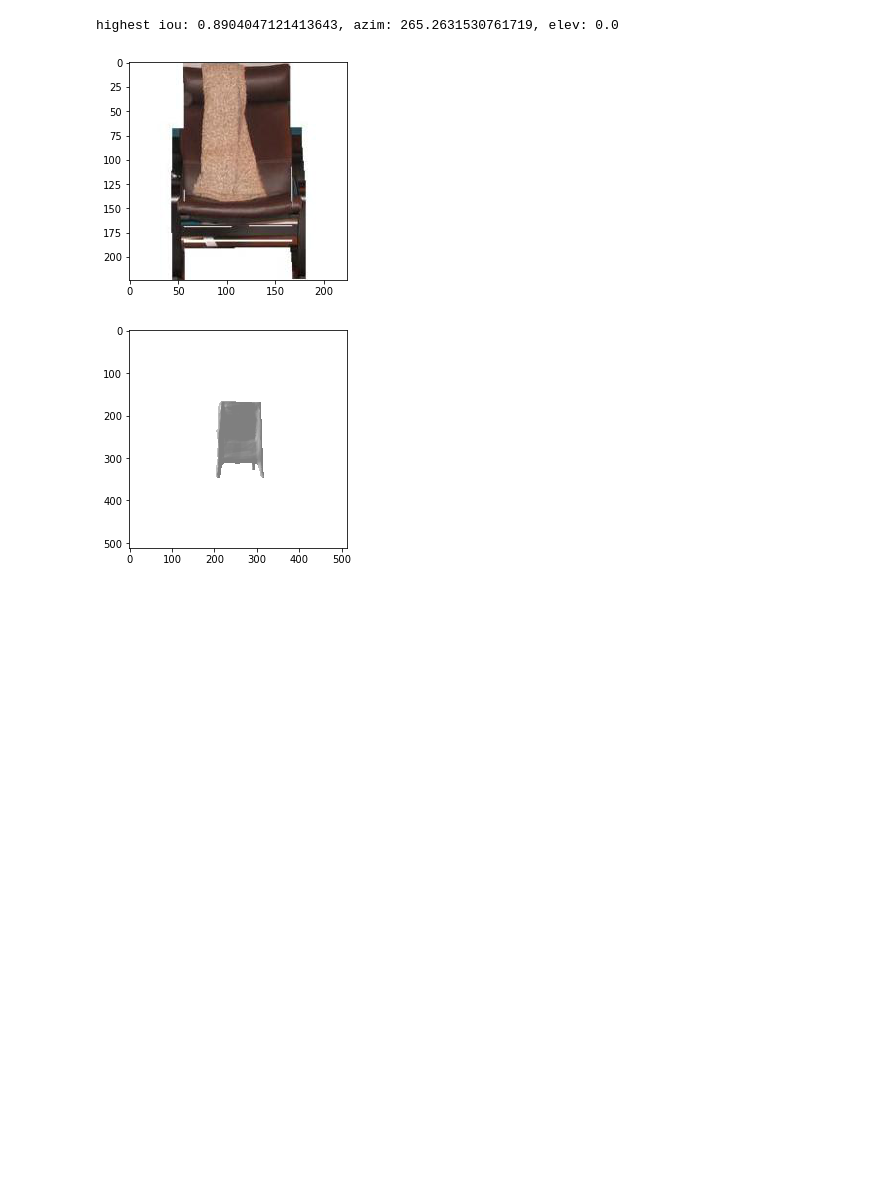
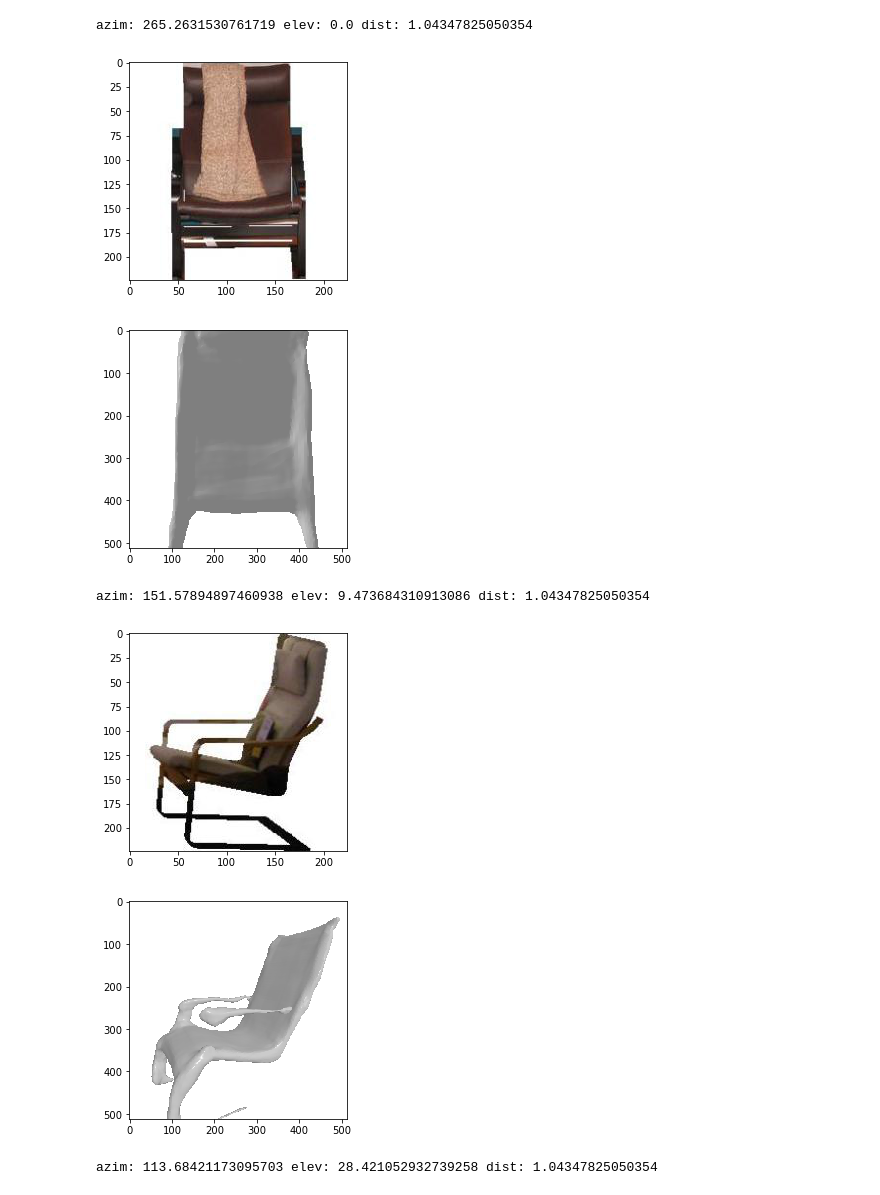
Before and after one commit to edwardyang12/sil_consistent_at_inference, a Jupyter notebook: notebooks/Prelim.ipynb, the cells around one changed output. Drawn from its saved outputs; the diff is of its cells as text; code cells hidden in the pictures; blank space fills up the shorter version.

Commit message:
added dist pred

```diff
--- a/notebooks/Prelim.ipynb
+++ b/notebooks/Prelim.ipynb
@@ -86,6 +86,15 @@ def crop_binary_mask(mask):
     cropped_mask = mask[img_bbox[0]:img_bbox[2],img_bbox[1]:img_bbox[3] ]
     return cropped_mask
 
+# return IOU, given an rgba 4-channel image and a mask. They don't need to be the same size
+# (mask will be resized)
+def get_iou(img, mask):
+    img_mask = img[:,:,3] > 0
+    mask_resized = img_as_bool(resize(mask, img_mask.shape))
+    overlap = img_mask * mask_resized # Logical AND
+    union = img_mask + mask_resized # Logical OR
+    IOU = overlap.sum()/float(union.sum())
+    return IOU
 
 # given an 4 channel image (w1 x h1 x rgba), assumed to be an object on a white background and a mask (w2 x h2 x 1)
 # will crop the image and mask, resize them, and then compute the IoU
@@ -173,26 +191,29 @@ for mesh_path in mesh_paths:
 # %%
 device = torch.device("cuda:7")
 for data in data_paths:
     input_image = np.asarray(Image.open(data['input_img']).convert('RGB'))
     mesh = load_untextured_mesh(data['mesh'], device)
     # convert mask to 224 x 224 to match input image for nn
     mask = Image.open(data['mask']).resize((224,224))
     mask = np.asarray(mask)
     mask = (mask[:,:,3]> 0)
 
     # predicting pose
-    pred_azim, pred_elev = brute_force_estimate_pose(mesh, mask, 20, 20, device)
+    pred_azim, pred_elev, pred_dist, renders = brute_force_estimate_pose(mesh, mask, 20, 20, 24, device)
+    print("azim: {} elev: {} dist: {}".format(pred_azim, pred_elev, pred_dist))
 
     # showing results of pose prediction
-    R, T = look_at_view_transform(2.7, pred_elev, pred_azim)
+    R, T = look_at_view_transform(pred_dist, pred_elev, pred_azim)
     mesh_rendered_at_pred_pose = render_mesh(mesh, R, T, device)
     plt.imshow(input_image)
     plt.show()
     plt.imshow(mesh_rendered_at_pred_pose[0, ..., :3].cpu().numpy())
     plt.show()
-
-    break
 # %% [output]
-highest iou: 0.8904047121413643, azim: 265.2631530761719, elev: 0.0
+azim: 265.2631530761719 elev: 0.0 dist: 1.04347825050354
 [figure]
-[figure, old version]
+[figure, new version]
+azim: 151.57894897460938 elev: 9.473684310913086 dist: 1.04347825050354
+[figure, added]
+[figure, added]
+azim: 113.68421173095703 elev: 28.421052932739258 dist: 1.04347825050354
```
Also changed, not shown: parts of 2 cells of this notebook.
